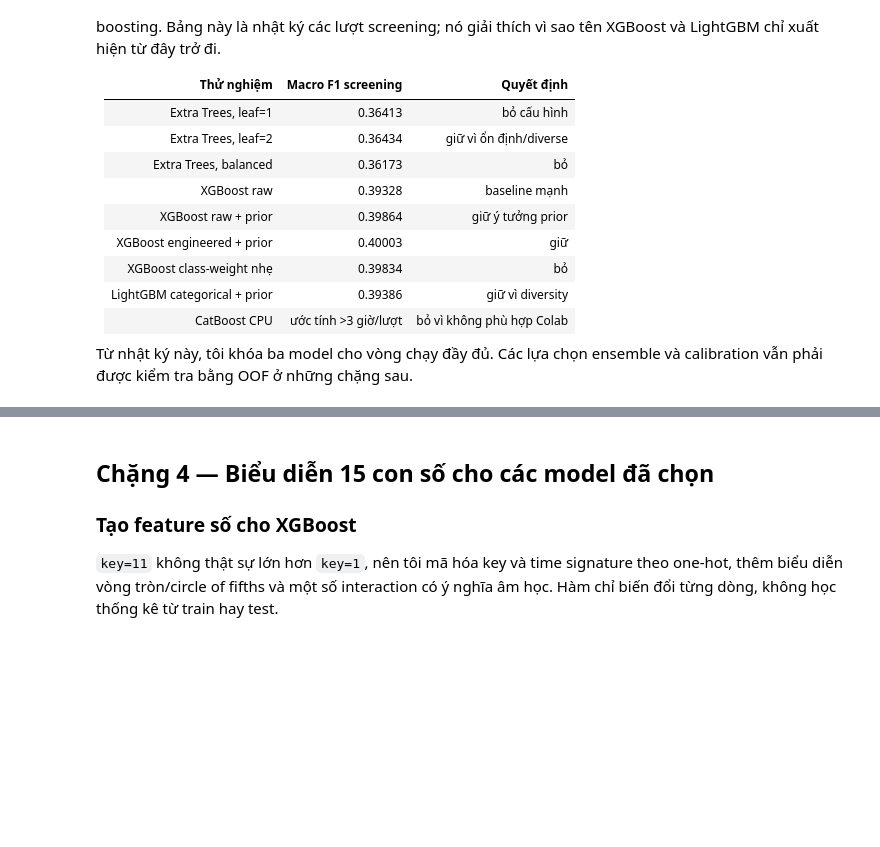
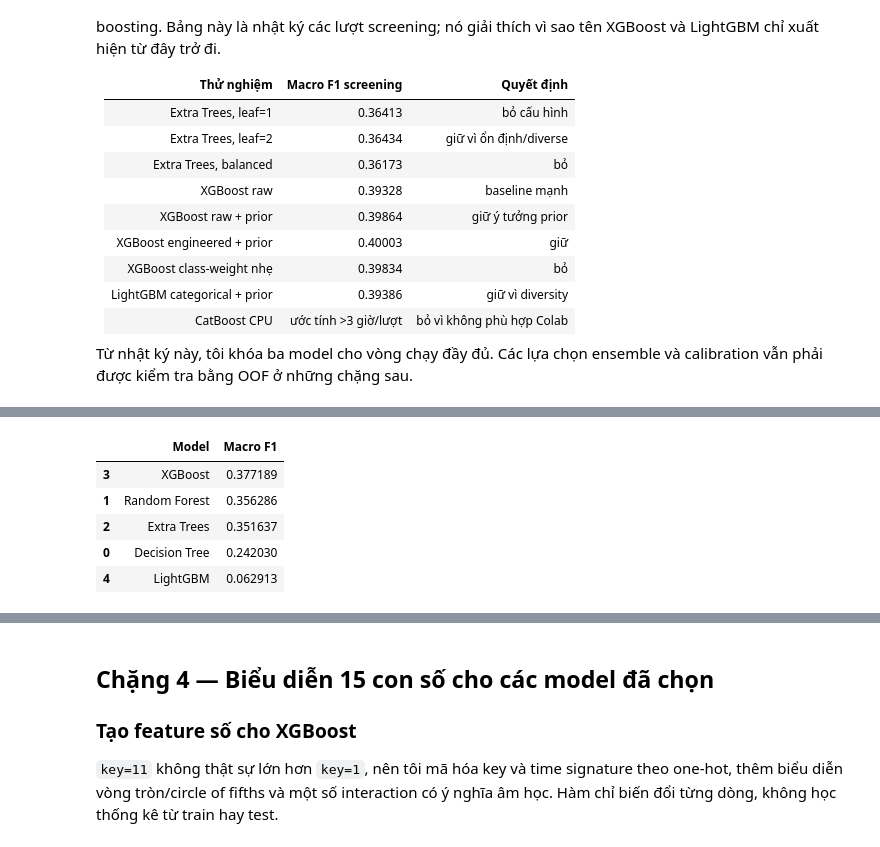
Before and after one commit to iTCuong090/Machine-Learning-Deep-Learning, a Jupyter notebook: ISE_TRAINNING_TEST_23-8-2026/ISE_music_genre_final_solution.ipynb, the cells around one changed output, grey strips where cells are left out. Saved outputs shown, nothing was run; the diff lists cells and outputs as text; code cells hidden in the pictures; blank space fills up the shorter version.

Commit message:
Được tạo bằng Colab

```diff
--- a/ISE_TRAINNING_TEST_23-8-2026/ISE_music_genre_final_solution.ipynb
+++ b/ISE_TRAINNING_TEST_23-8-2026/ISE_music_genre_final_solution.ipynb
@@ -250,0 +305,14 @@ Từ nhật ký này, tôi khóa ba model cho vòng chạy đầy đủ. Các l
+# %%
+from sklearn.tree import DecisionTreeClassifier
+from sklearn.ensemble import RandomForestClassifier
+
+models_to_test = {
+    "Decision Tree": DecisionTreeClassifier(max_depth=15, random_state=SEED),
+    "Random Forest": RandomForestClassifier(n_estimators=100, min_samples_leaf=2, n_jobs=-1, random_state=SEED)
+}
+
+for name, model in models_to_test.items():
+    model.fit(raw_train.iloc[train_idx], y[train_idx])
+    m_preds = model.predict(raw_train.iloc[valid_idx])
+    m_score = f1_score(y[valid_idx], m_preds, average='macro')
+    print(f"{name} Macro F1: {m_score:.5f}")
@@ -250,0 +387,46 @@ Từ nhật ký này, tôi khóa ba model cho vòng chạy đầy đủ. Các l
+# %%
+from sklearn.tree import DecisionTreeClassifier
+from sklearn.ensemble import RandomForestClassifier, ExtraTreesClassifier
+from xgboost import XGBClassifier
+from lightgbm import LGBMClassifier
+import pandas as pd
+
+# Khởi tạo danh sách kết quả
+results = []
+
+# Sử dụng raw_train cho tất cả để so sánh công bằng ở mức baseline
+X_train_fold = raw_train.iloc[train_idx]
+X_valid_fold = raw_train.iloc[valid_idx]
+y_train_fold = y[train_idx]
+y_valid_fold = y[valid_idx]
+
+def get_score(model):
+    model.fit(X_train_fold, y_train_fold)
+    preds = model.predict(X_valid_fold)
+    return f1_score(y_valid_fold, preds, average='macro')
+
+# 1. Decision Tree
+results.append({"Model": "Decision Tree", "Macro F1": get_score(DecisionTreeClassifier(max_depth=15, random_state=SEED))})
+
+# 2. Random Forest
+results.append({"Model": "Random Forest", "Macro F1": get_score(RandomForestClassifier(n_estimators=100, min_samples_leaf=2, n_jobs=-1, random_state=SEED))})
+
+# 3. Extra Trees (Ứng viên chọn cho ensemble)
+results.append({"Model": "Extra Trees", "Macro F1": get_score(ExtraTreesClassifier(n_estimators=120, max_features=1.0, min_samples_leaf=2, n_jobs=-1, random_state=SEED))})
+
+# 4. XGBoost (Ứng viên chọn cho ensemble)
+results.append({"Model": "XGBoost", "Macro F1": get_score(XGBClassifier(n_estimators=200, learning_rate=0.1, max_depth=6, tree_method='hist', random_state=SEED, n_jobs=-1))})
+
+# 5. LightGBM (Ứng viên chọn cho ensemble)
+results.append({"Model": "LightGBM", "Macro F1": get_score(LGBMClassifier(n_estimators=200, learning_rate=0.1, num_leaves=31, verbosity=-1, random_state=SEED, n_jobs=-1))})
+
+# Hiển thị bảng so sánh
+df_res = pd.DataFrame(results).sort_values("Macro F1", ascending=False)
+display(df_res)
+# %% [output]
+|  | Model | Macro F1 |
+| 3 | XGBoost | 0.377189 |
+| 1 | Random Forest | 0.356286 |
+| 2 | Extra Trees | 0.351637 |
+| 0 | Decision Tree | 0.242030 |
+| 4 | LightGBM | 0.062913 |
```
Also changed, not shown: parts of 12 cells of this notebook.
